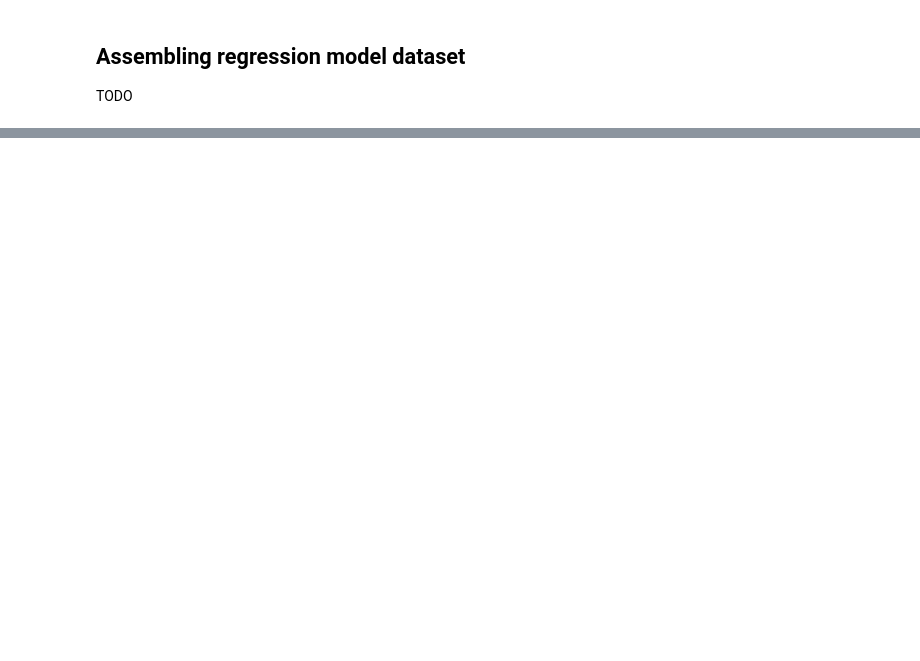
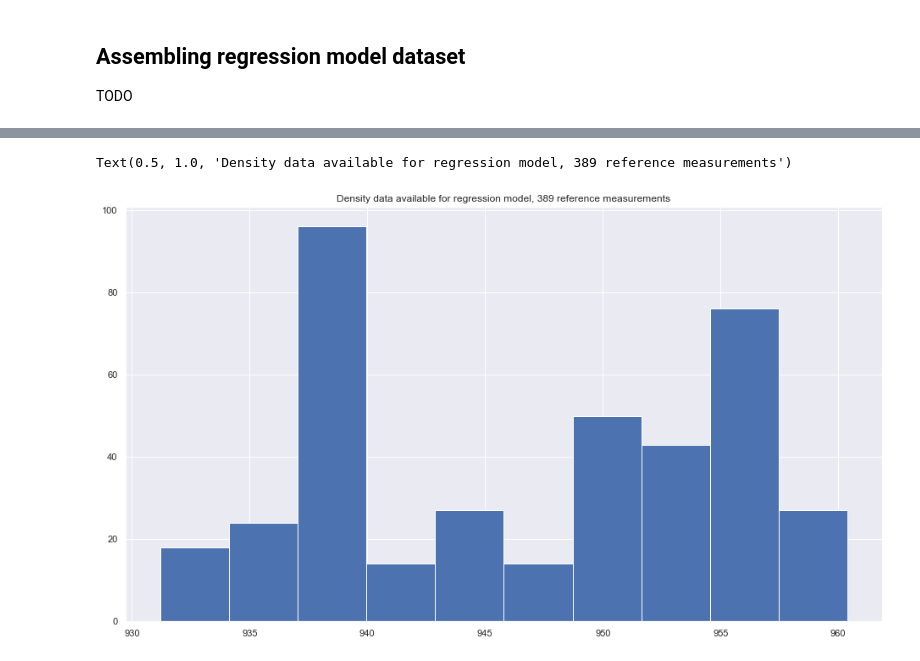
Before and after one commit to bitjungle/OpenData, a Jupyter notebook: bronir2/analysis.ipynb, the cells around one changed output, grey strips where cells are left out. Drawn from its saved outputs; the diff is of its cells as text; code cells hidden in the pictures; blank space fills up the shorter version.

```diff
--- a/bronir2/analysis.ipynb
+++ b/bronir2/analysis.ipynb
@@ -245,0 +268,7 @@ TODO
+# %%
+plt.figure(figsize=[16, 9])
+plt.hist(reg_mod_y)
+plt.title('Density data available for regression model, {} reference measurements'.format(len(reg_mod_y)))
+# %% [output]
+Text(0.5, 1.0, 'Density data available for regression model, 389 reference measurements')
+[figure, added]
```
Also changed, not shown: parts of 3 cells of this notebook.
